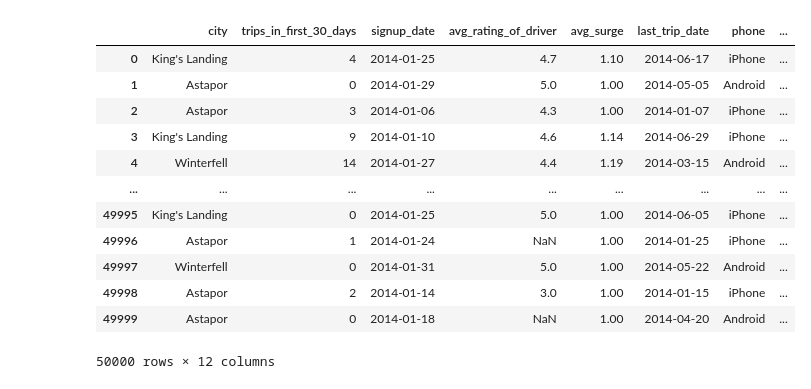
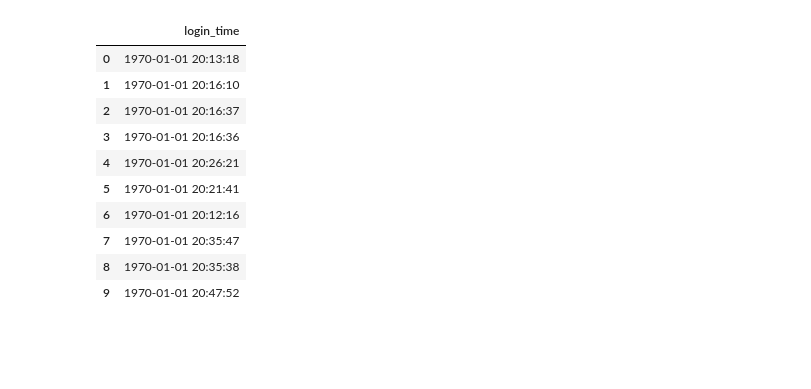
Before and after one commit to vaibhagarwal/Projects, a Jupyter notebook: WIP/Ultimate_Technologies_Inc/Ultimate_Inc.ipynb, the cells around one changed output. Drawn from its saved outputs; the diff is of its cells as text; code cells hidden in the pictures; blank space fills up the shorter version.

```diff
--- a/WIP/Ultimate_Technologies_Inc/Ultimate_Inc.ipynb
+++ b/WIP/Ultimate_Technologies_Inc/Ultimate_Inc.ipynb
@@ -5,2 +6,2 @@ import matplotlib.pyplot as plt
 # %%
-df = pd.read_json('logins.json')
+df_1 = pd.DataFrame(json.load(open('logins.json')))
@@ -7,2 +26,2 @@ df = pd.read_json('logins.json')
 # %%
-df_1 = pd.read_json('ultimate_data_challenge.json')
+df = pd.DataFrame(json.load(open('ultimate_data_challenge.json')))
@@ -33,2 +27,0 @@ json.load(open('ultimate_data_challenge.json'))
-# %%
-df_1 = pd.DataFrame(json.load(open('ultimate_data_challenge.json')))
@@ -35,16 +42,14 @@ df_1 = pd.DataFrame(json.load(open('ultimate_data_challenge.json')))
 # %%
-df_1
+df_1.head(10)
 # %% [output]
-|  | city | trips_in_first_30_days | signup_date | avg_rating_of_driver | avg_surge | last_trip_date | phone | ... |
-| 0 | King's Landing | 4 | 2014-01-25 | 4.7 | 1.10 | 2014-06-17 | iPhone | ... |
-| 1 | Astapor | 0 | 2014-01-29 | 5.0 | 1.00 | 2014-05-05 | Android | ... |
-| 2 | Astapor | 3 | 2014-01-06 | 4.3 | 1.00 | 2014-01-07 | iPhone | ... |
-| 3 | King's Landing | 9 | 2014-01-10 | 4.6 | 1.14 | 2014-06-29 | iPhone | ... |
-| 4 | Winterfell | 14 | 2014-01-27 | 4.4 | 1.19 | 2014-03-15 | Android | ... |
-| ... | ... | ... | ... | ... | ... | ... | ... | ... |
-| 49995 | King's Landing | 0 | 2014-01-25 | 5.0 | 1.00 | 2014-06-05 | iPhone | ... |
-| 49996 | Astapor | 1 | 2014-01-24 | NaN | 1.00 | 2014-01-25 | iPhone | ... |
-| 49997 | Winterfell | 0 | 2014-01-31 | 5.0 | 1.00 | 2014-05-22 | Android | ... |
-| 49998 | Astapor | 2 | 2014-01-14 | 3.0 | 1.00 | 2014-01-15 | iPhone | ... |
-| 49999 | Astapor | 0 | 2014-01-18 | NaN | 1.00 | 2014-04-20 | Android | ... |
+|  | login_time |
+| 0 | 1970-01-01 20:13:18 |
+| 1 | 1970-01-01 20:16:10 |
+| 2 | 1970-01-01 20:16:37 |
+| 3 | 1970-01-01 20:16:36 |
+| 4 | 1970-01-01 20:26:21 |
+| 5 | 1970-01-01 20:21:41 |
+| 6 | 1970-01-01 20:12:16 |
+| 7 | 1970-01-01 20:35:47 |
+| 8 | 1970-01-01 20:35:38 |
+| 9 | 1970-01-01 20:47:52 |
-50000 rows × 12 columns
```
Also changed, not shown: parts of 15 cells of this notebook, 13 other files.
